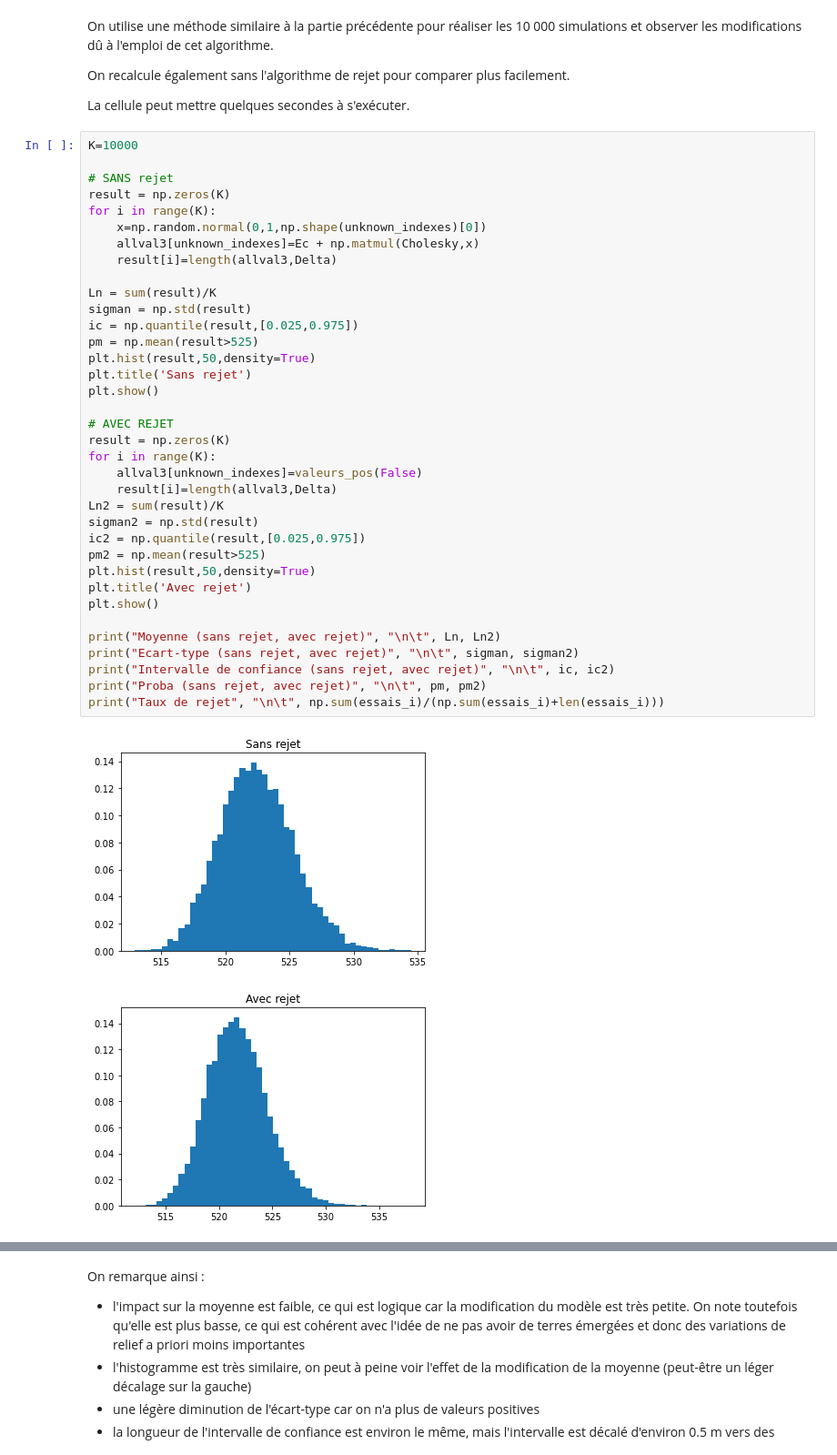
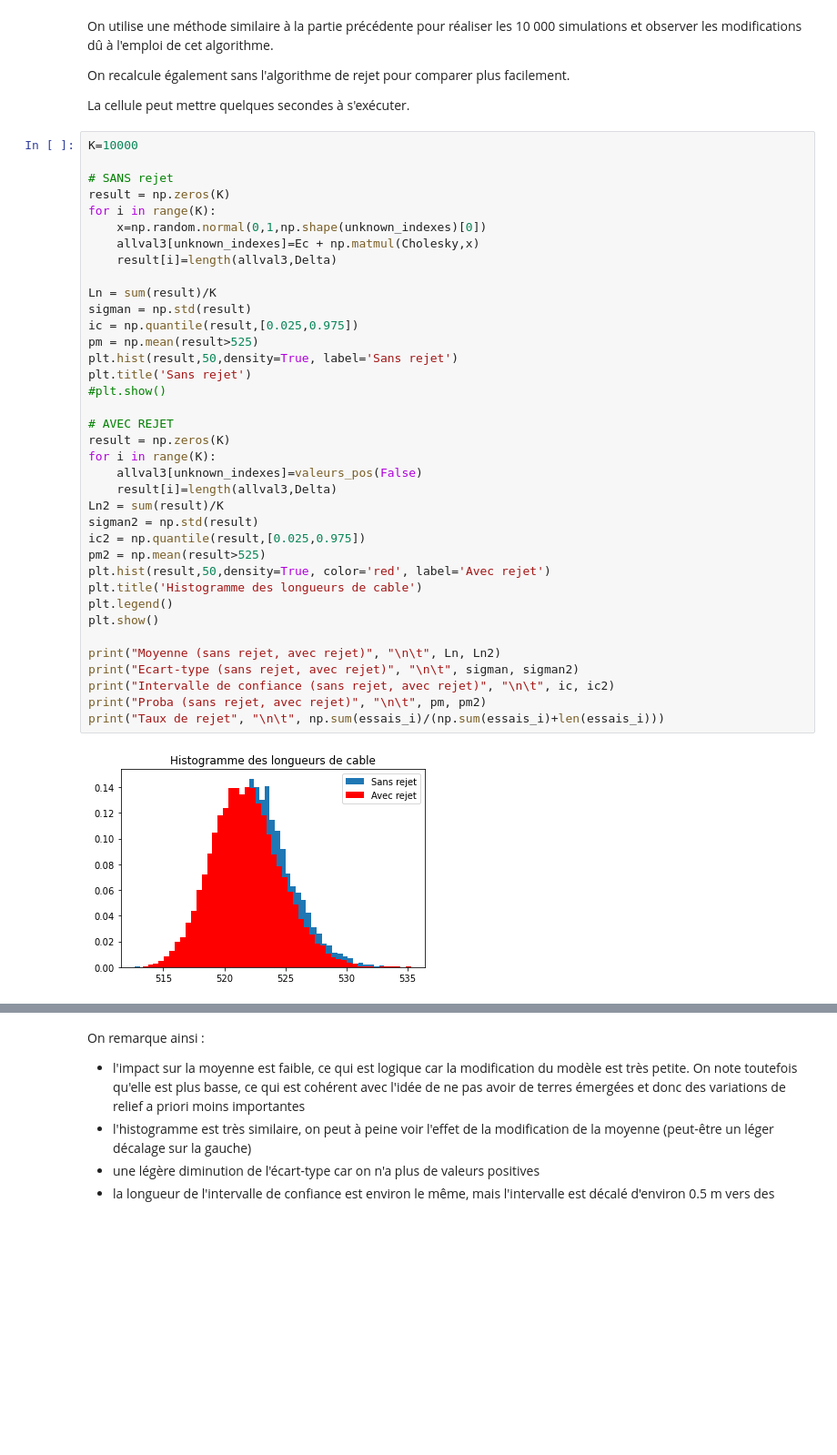
Before and after one commit to florian6973/proba-cable, a Jupyter notebook: Projet numérique de Probabilités 2021.ipynb, the cells around one changed output, grey strips where cells are left out. Shown at 91% size. Drawn from its saved outputs; the diff is of its cells as text; blank space fills up the shorter version.

```diff
--- a/Projet numérique de Probabilités 2021.ipynb
+++ b/Projet numérique de Probabilités 2021.ipynb
@@ -341,37 +341,37 @@ K=10000
 # SANS rejet
 result = np.zeros(K)
 for i in range(K):
     x=np.random.normal(0,1,np.shape(unknown_indexes)[0])
     allval3[unknown_indexes]=Ec + np.matmul(Cholesky,x)
     result[i]=length(allval3,Delta)
 
 Ln = sum(result)/K
 sigman = np.std(result)
 ic = np.quantile(result,[0.025,0.975])
 pm = np.mean(result>525)
-plt.hist(result,50,density=True)
+plt.hist(result,50,density=True, label='Sans rejet')
 plt.title('Sans rejet')
-plt.show()
+#plt.show()
 
 # AVEC REJET
 result = np.zeros(K)
 for i in range(K):
     allval3[unknown_indexes]=valeurs_pos(False)
     result[i]=length(allval3,Delta)
 Ln2 = sum(result)/K
 sigman2 = np.std(result)
 ic2 = np.quantile(result,[0.025,0.975])
 pm2 = np.mean(result>525)
-plt.hist(result,50,density=True)
-plt.title('Avec rejet')
+plt.hist(result,50,density=True, color='red', label='Avec rejet')
+plt.title('Histogramme des longueurs de cable')
+plt.legend()
 plt.show()
 
 print("Moyenne (sans rejet, avec rejet)", "\n\t", Ln, Ln2)
 print("Ecart-type (sans rejet, avec rejet)", "\n\t", sigman, sigman2)
 print("Intervalle de confiance (sans rejet, avec rejet)", "\n\t", ic, ic2)
 print("Proba (sans rejet, avec rejet)", "\n\t", pm, pm2)
 print("Taux de rejet", "\n\t", np.sum(essais_i)/(np.sum(essais_i)+len(essais_i)))
 # %% [output]
-[figure, old version]
+[figure, new version]
-[figure, removed]
 Moyenne (sans rejet, avec rejet)
```
Also changed, not shown: parts of 18 cells of this notebook, 3 other files.
